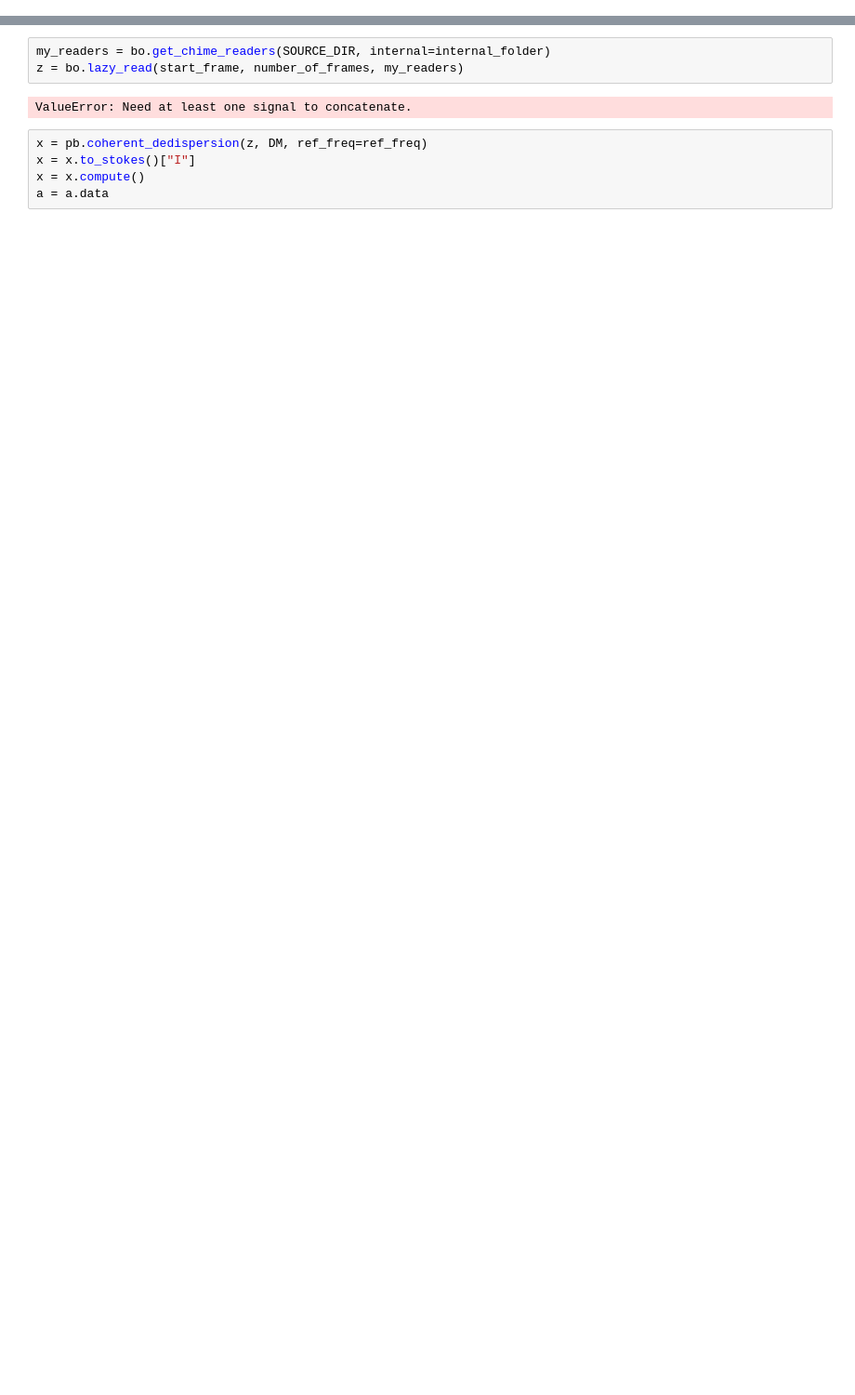
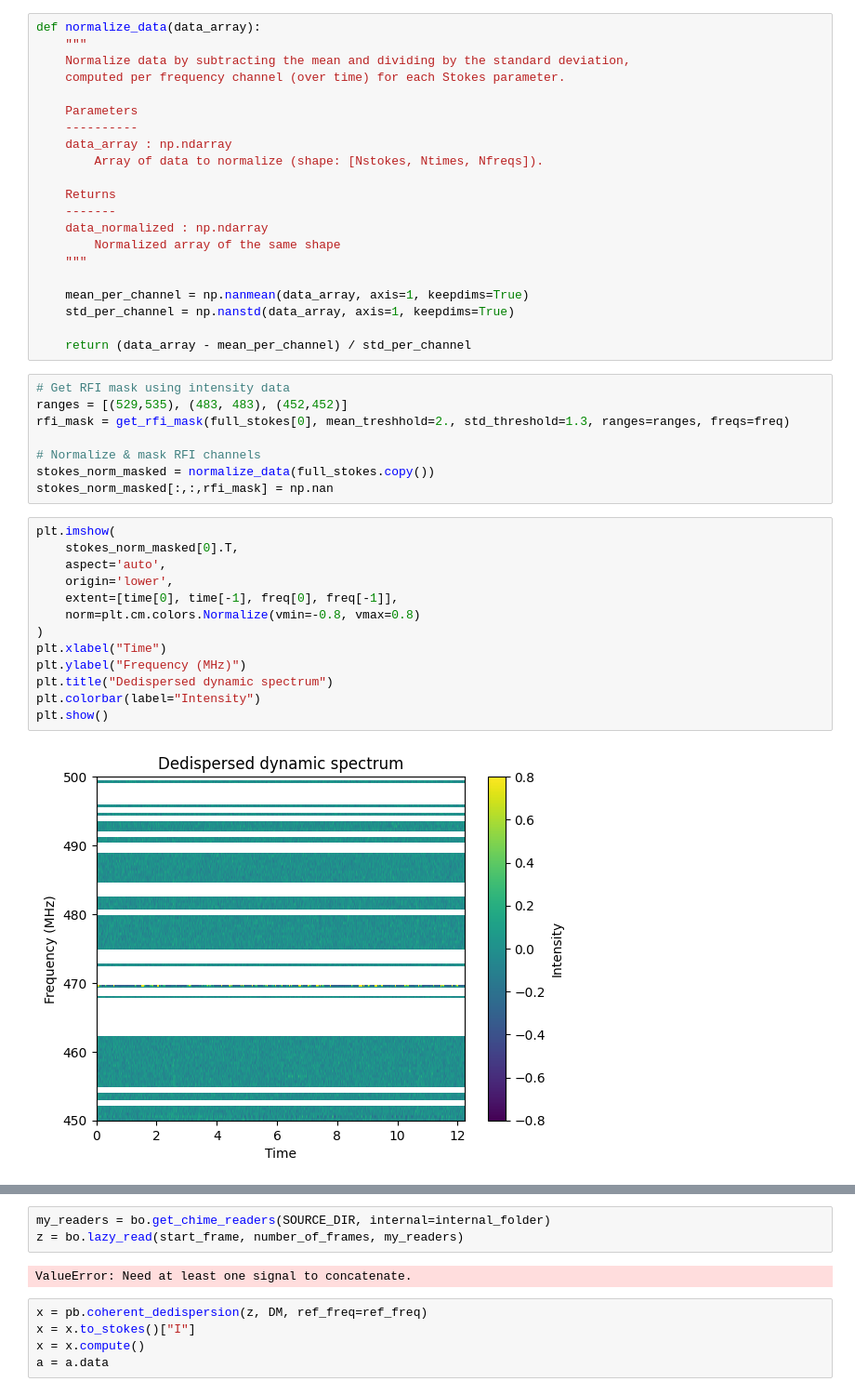
Before and after one commit to astroflash-frb/rm-search-Bernier-2025, a Jupyter notebook: notebooks/testing.ipynb, the cells around one changed output, grey strips where cells are left out. Shown at 93% size. Cells and saved outputs as stored; diff of their text form; blank space fills up the shorter version.

Commit message:
de-dispersion working on baseband data

```diff
--- a/notebooks/testing.ipynb
+++ b/notebooks/testing.ipynb
@@ -36,0 +147,44 @@ number_of_frames = 300
+# %%
+def normalize_data(data_array):
+    """
+    Normalize data by subtracting the mean and dividing by the standard deviation,
+    computed per frequency channel (over time) for each Stokes parameter.
+
+    Parameters
+    ----------
+    data_array : np.ndarray
+        Array of data to normalize (shape: [Nstokes, Ntimes, Nfreqs]).
+
+    Returns
+    -------
+    data_normalized : np.ndarray
+        Normalized array of the same shape
+    """
+
+    mean_per_channel = np.nanmean(data_array, axis=1, keepdims=True)
+    std_per_channel = np.nanstd(data_array, axis=1, keepdims=True)
+
+    return (data_array - mean_per_channel) / std_per_channel
+# %%
+# Get RFI mask using intensity data
+ranges = [(529,535), (483, 483), (452,452)]
+rfi_mask = get_rfi_mask(full_stokes[0], mean_treshhold=2., std_threshold=1.3, ranges=ranges, freqs=freq)
+
+# Normalize & mask RFI channels
+stokes_norm_masked = normalize_data(full_stokes.copy())
+stokes_norm_masked[:,:,rfi_mask] = np.nan
+# %%
+plt.imshow(
+    stokes_norm_masked[0].T,
+    aspect='auto',
+    origin='lower',
+    extent=[time[0], time[-1], freq[0], freq[-1]],
+    norm=plt.cm.colors.Normalize(vmin=-0.8, vmax=0.8)
+)
+plt.xlabel("Time")
+plt.ylabel("Frequency (MHz)")
+plt.title("Dedispersed dynamic spectrum")
+plt.colorbar(label="Intensity")
+plt.show()
+# %% [output]
+[figure, added]
```
Also changed, not shown: parts of 7 cells of this notebook.
